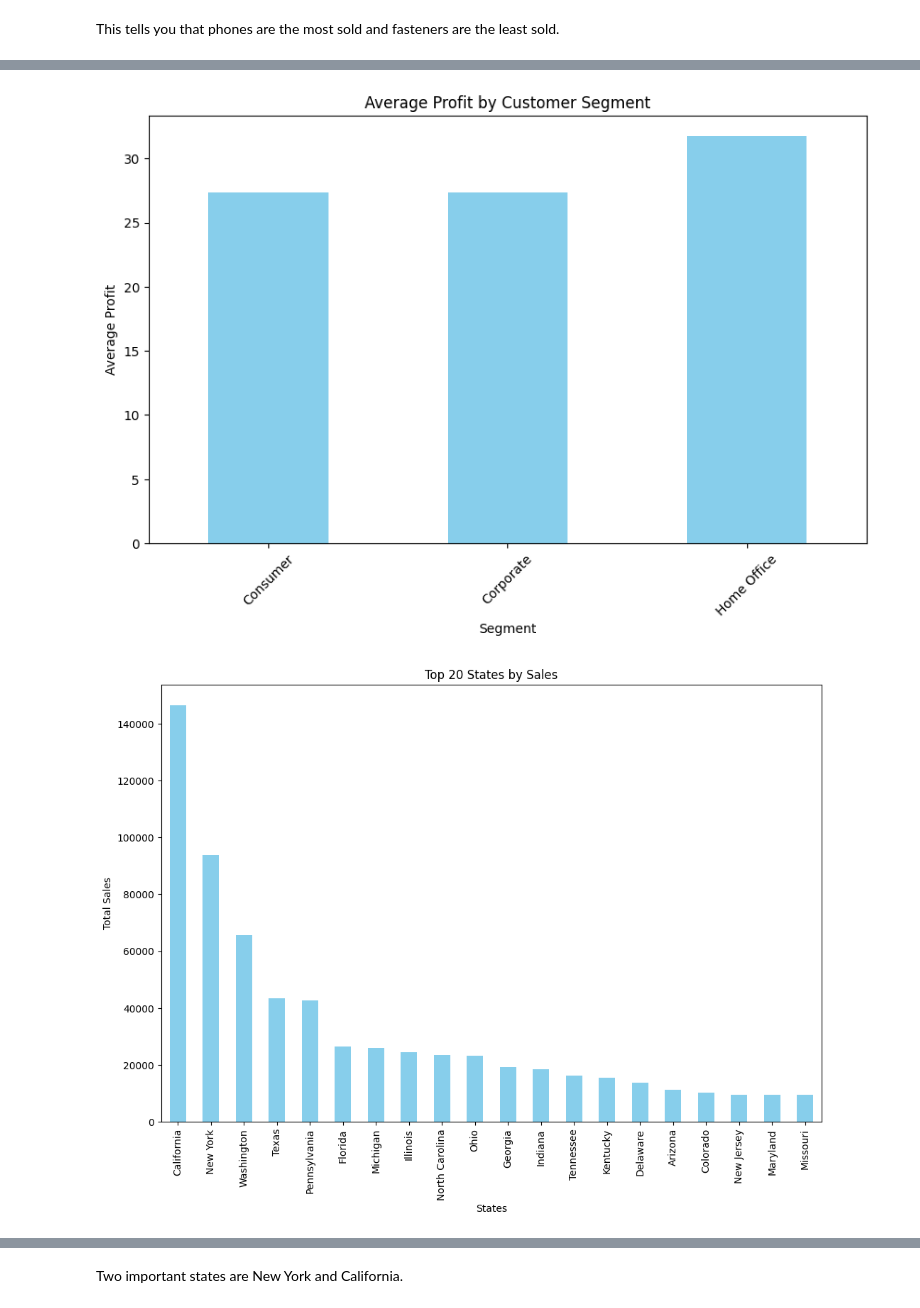
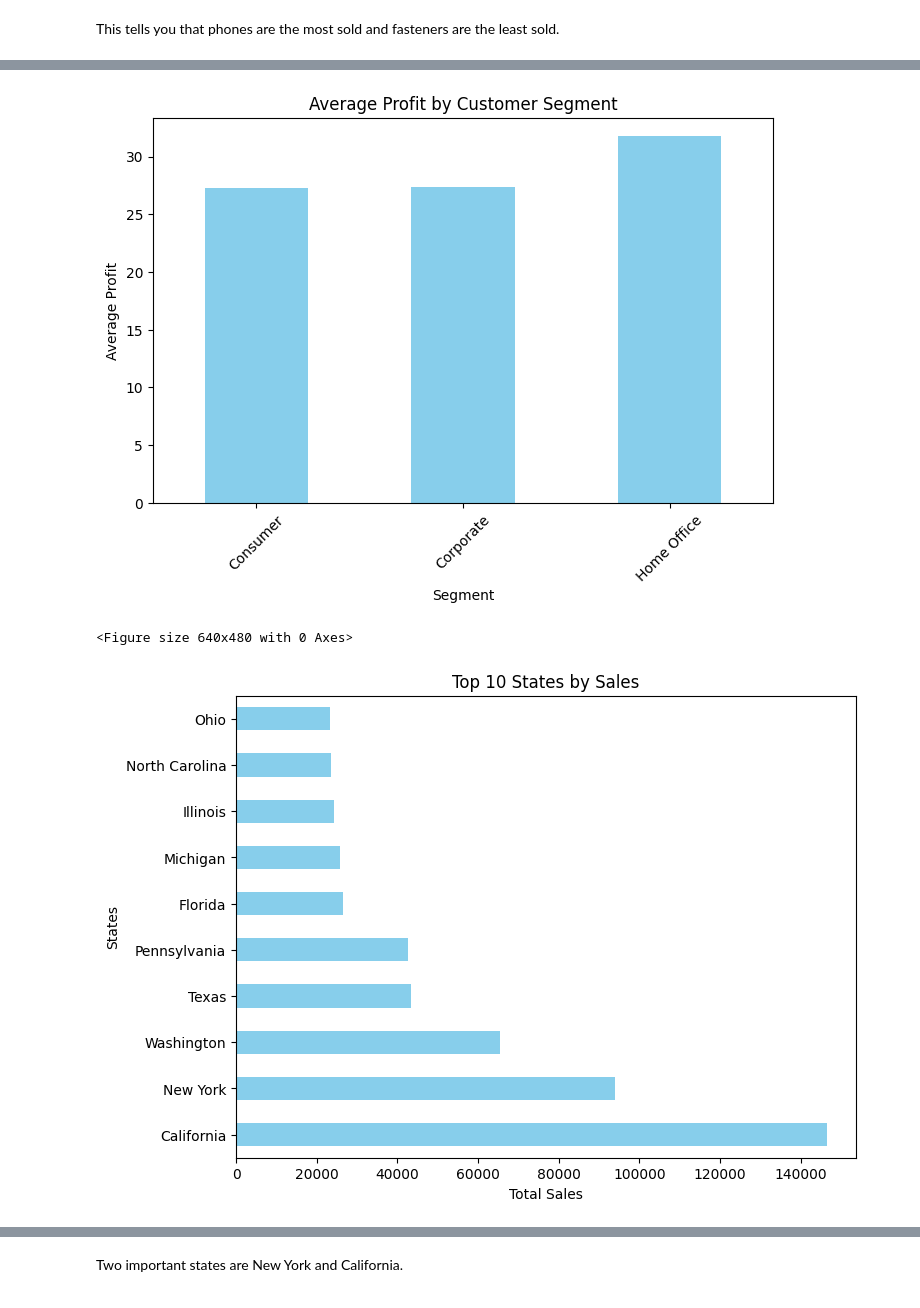
Before and after one commit to OJO44/Python-Data-Analysis, a Jupyter notebook: CapstoneProjectSales.ipynb, the cells around one changed output, grey strips where cells are left out. Cells and saved outputs as stored; diff of their text form; code cells hidden in the pictures.

```diff
--- a/CapstoneProjectSales.ipynb
+++ b/CapstoneProjectSales.ipynb
@@ -9,7 +9,7 @@ import plotly.express as px
 import geopandas as gpd
 # %%
 #Loading the data
-data= "/content/data (2).xlsx"
+data= "/data (2).xlsx"
 sales = pd.read_excel(data)
 sales.head()
 sales.tail()
@@ -271,12 +286,12 @@ Name: 2710, dtype: object
 # %%
-# what could have been the profit mergin for each sales
-# to answer this question we need to create a column for mergin profit
-# mergin is the profit realized devide by the total sales made
+# what could have been the profit margin for each sales
+# to answer this question we need to create a column for margin profit
+# margin is the profit realized devide by the total sales made
 sales['Profit']/sales['Sales']
 # we then create a column to hold the computed results
-sales['Profit Mergin'] = sales['Profit']/sales['Sales']
+sales['Profit Margin'] = sales['Profit']/sales['Sales']
 # lets check that changes have have taken effect on the
-sales['Profit Mergin'].plot(kind='hist',bins = 10)
+sales['Profit Margin'].plot(kind='hist',bins = 10)
 # we then visualize the results
 # %% [output]
 <Axes: ylabel='Frequency'>
@@ -453,30 +531,34 @@ plt.show()
 average_profit_by_segment = sales.groupby('Segment')['Profit'].mean().sort_values()
 
 # Create a bar chart to visualize the average profit by segment
-plt.figure(figsize=(10, 6))
+plt.figure(figsize=(8, 5))
 average_profit_by_segment.plot(kind='bar', color='skyblue')
 plt.title('Average Profit by Customer Segment')
 plt.xlabel('Segment')
 plt.ylabel('Average Profit')
 plt.xticks(rotation=45)
 plt.show()
+# Save the visualization
+plt.savefig('average_profit_by_customer_segment.png', dpi=300)
 # %% [output]
-[figure, old version]
+[figure, new version]
+<Figure size 640x480 with 0 Axes>
 # %%
 #Visualization for 20 states by salea
 
 # Grouping the data by state and summing the sales for each state
-top_states = sales.groupby('State')['Sales'].sum().nlargest(20)
+top_states = sales.groupby('State')['Sales'].sum().nlargest(10)
 
 # Creating the visualization
-plt.figure(figsize=(12, 8))
-top_states.plot(kind='bar', color='skyblue')
-plt.title('Top 20 States by Sales')
-plt.xlabel('States')
-plt.ylabel('Total Sales')
-plt.show()
+plt.figure(figsize=(8, 6))
+top_states.plot(kind='barh', color='skyblue')  # Using barh for horizontal bar plot
+plt.title('Top 10 States by Sales')
+plt.xlabel('Total Sales')
+plt.ylabel('States')
+# Save the visualization
+plt.savefig('top_10_states_by_sales.png', dpi=300)
 # %% [output]
-[figure, old version]
+[figure, new version]
 # %%
 #Top 20 States by Profits
 # Grouping the data by state and summing the profit for each state
```
Also changed, not shown: parts of 20 cells of this notebook.
